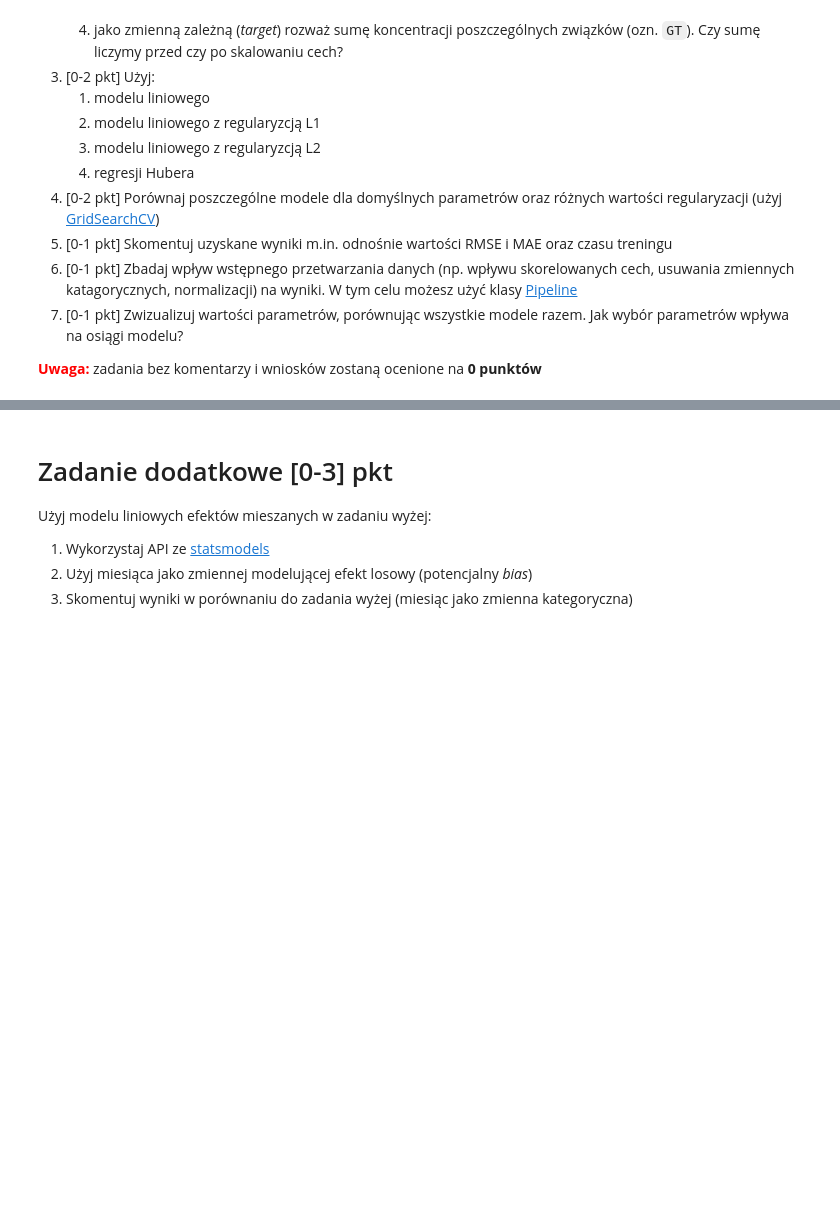
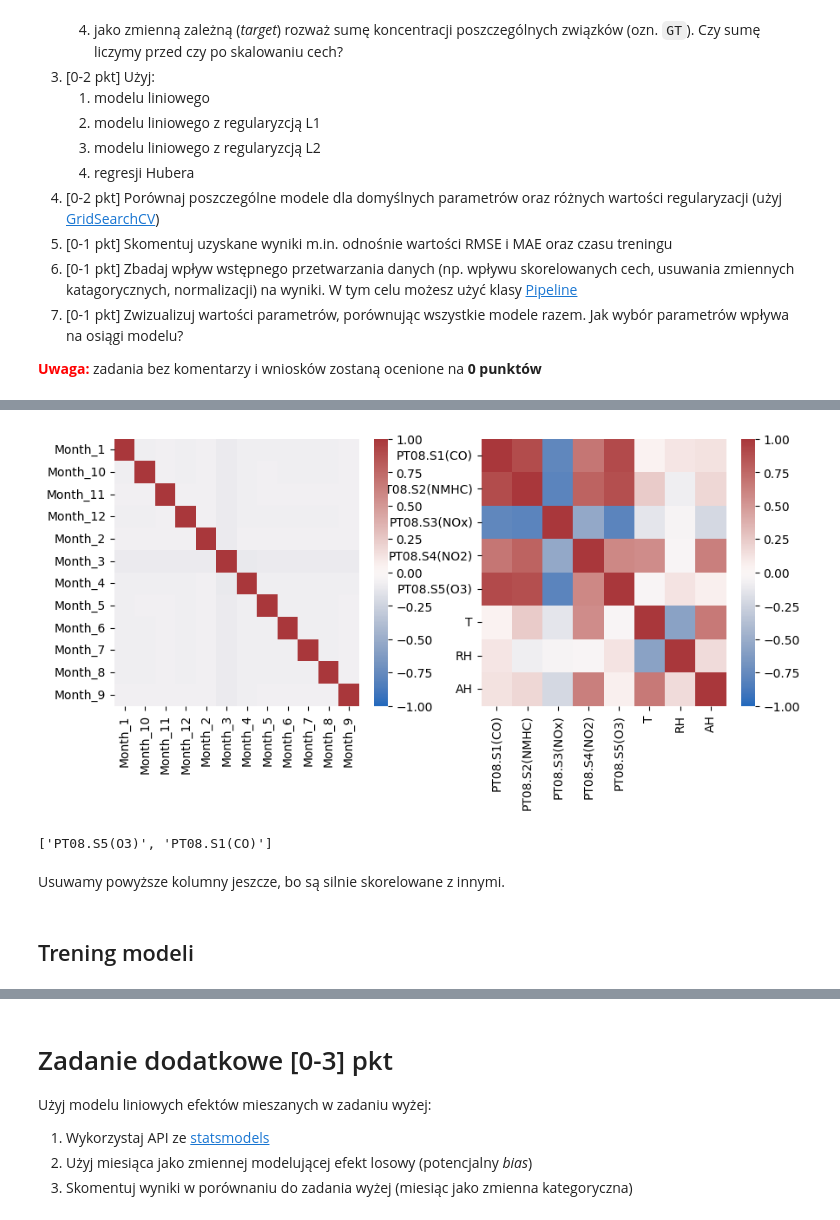
Before and after one commit to pswierzy/Machine-Learning, a Jupyter notebook: Lab01/1-zadanie_domowe.ipynb, the cells around one changed output, grey strips where cells are left out. Saved outputs shown, nothing was run; the diff lists cells and outputs as text; code cells hidden in the pictures; blank space fills up the shorter version.

```diff
--- a/Lab01/1-zadanie_domowe.ipynb
+++ b/Lab01/1-zadanie_domowe.ipynb
@@ -20,0 +147,25 @@
+# %%
+numeric_features = X.columns.drop('Month').tolist()
+categorical_features = ['Month']
+
+# teraz możemy brakujące wartości np PT08.S1(CO) podstawić jako medianę
+simp = SimpleImputer(missing_values=np.nan, strategy='median')
+X_train[numeric_features] = simp.fit_transform(X_train[numeric_features])
+X_test[numeric_features] = simp.transform(X_test[numeric_features])
+
+# skalujemy aby wartości numeryczne były znormalizowane (od -1 do 1 ; średnia 0 ; odchylenie 1)
+scaler = StandardScaler()
+X_train[numeric_features] = scaler.fit_transform(X_train[numeric_features])
+X_test[numeric_features] = scaler.transform(X_test[numeric_features])
+
+# miesiące one hot encodujemy - normalne inty by nie zadziałały bo nie rozumieją np że 1 i 12 ze sobą sąsiadują
+enc = OneHotEncoder(sparse_output=False)
+train_ohc_features = enc.fit_transform(X_train[categorical_features])
+test_ohc_features = enc.transform(X_test[categorical_features])
+
+ohc_cols = enc.get_feature_names_out(categorical_features)
+train_ohc_df = pd.DataFrame(train_ohc_features, columns=ohc_cols, index=X_train.index)
+test_ohc_df = pd.DataFrame(test_ohc_features, columns=ohc_cols, index=X_test.index)
+
+X_train = X_train.drop(columns=['Month']).join(train_ohc_df)
+X_test = X_test.drop(columns=['Month']).join(test_ohc_df)
@@ -20,0 +178,13 @@
+# %%
+# (Nowe) zmienne tekstowe
+corrs_txt = train_ohc_df.corr()
+# Zmienne numeryczne
+corrs_num = X_train.drop(columns=train_ohc_df.columns).corr()
+
+kwargs = {'cmap': 'vlag', 'vmin': -1, 'vmax': 1}
+fig, ax = plt.subplots(1, 2, figsize=(10, 4))
+sns.heatmap(corrs_txt, ax=ax[0], **kwargs)
+sns.heatmap(corrs_num, ax=ax[1], **kwargs)
+plt.show()
+# %% [output]
+[figure, added]
@@ -20,0 +217,8 @@
+# %%
+print(to_drop)
+# %% [output]
+['PT08.S5(O3)', 'PT08.S1(CO)']
+# %% [markdown]
+Usuwamy powyższe kolumny jeszcze, bo są silnie skorelowane z innymi.
+# %% [markdown]
+## Trening modeli
```
Also changed, not shown: parts of 21 cells of this notebook.
